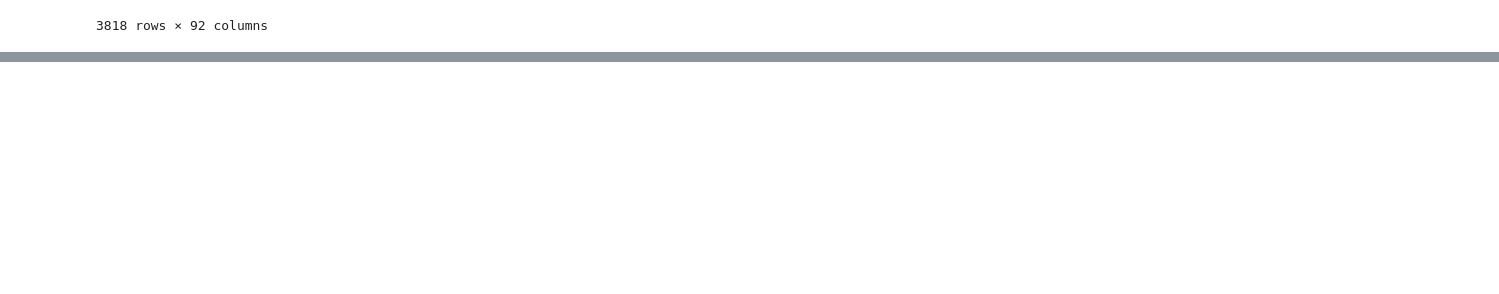
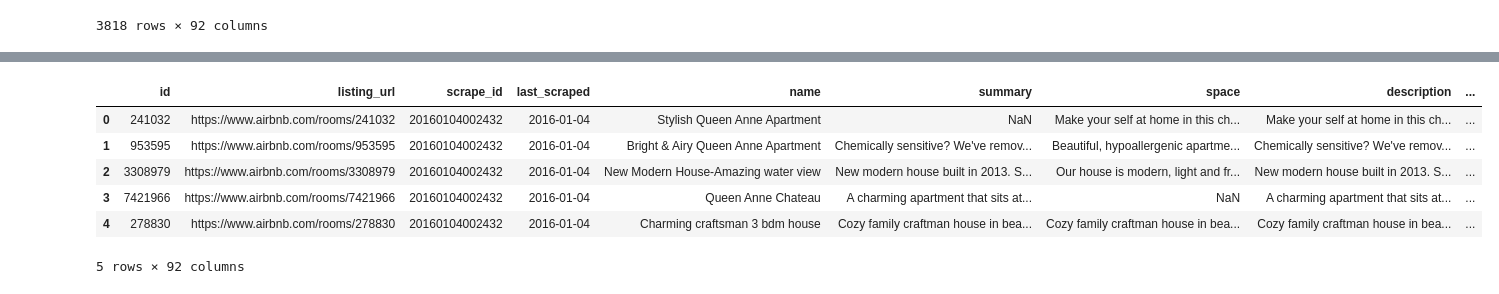
Before and after one commit to KabiraKabira7/Data_Cleaning_In_Python, a Jupyter notebook: Data_Cleaning.ipynb, the cells around one changed output, grey strips where cells are left out. Saved outputs shown, nothing was run; the diff lists cells and outputs as text; code cells hidden in the pictures; blank space fills up the shorter version.

```diff
--- a/Data_Cleaning.ipynb
+++ b/Data_Cleaning.ipynb
@@ -80,3 +80,5 @@ df
 | 3816 | 9604740 | https://www.airbnb.com/rooms/9604740 | 20160104002432 | 2016-01-04 | Amazing View with Modern Comfort! | Cozy studio condo in the heart on... | Fully furnished unit to accommoda... | Cozy studio condo in the heart on... | ... |
 | 3817 | 10208623 | https://www.airbnb.com/rooms/1020... | 20160104002432 | 2016-01-04 | Large Lakefront Apartment | All hardwood floors, fireplace, 6... | NaN | All hardwood floors, fireplace, 6... | ... |
 3818 rows × 92 columns
+# %%
+df = df.drop_duplicates(subset="id")
@@ -82,0 +101,7 @@ df
+# %%
+price_cols = ["price", "cleaning_fee", "extra_people"]
+
+for col in price_cols:
+    if col in df.columns:
+        df[col] = df[col].replace('[\$,]', '', regex=True)
+        df[col] = pd.to_numeric(df[col], errors="coerce")
@@ -82,0 +124,10 @@ df
+# %%
+df.head()
+# %% [output]
+|  | id | listing_url | scrape_id | last_scraped | name | summary | space | description | ... |
+| 0 | 241032 | https://www.airbnb.com/rooms/241032 | 20160104002432 | 2016-01-04 | Stylish Queen Anne Apartment | NaN | Make your self at home in this ch... | Make your self at home in this ch... | ... |
+| 1 | 953595 | https://www.airbnb.com/rooms/953595 | 20160104002432 | 2016-01-04 | Bright & Airy Queen Anne Apartment | Chemically sensitive? We've remov... | Beautiful, hypoallergenic apartme... | Chemically sensitive? We've remov... | ... |
+| 2 | 3308979 | https://www.airbnb.com/rooms/3308979 | 20160104002432 | 2016-01-04 | New Modern House-Amazing water view | New modern house built in 2013. S... | Our house is modern, light and fr... | New modern house built in 2013. S... | ... |
+| 3 | 7421966 | https://www.airbnb.com/rooms/7421966 | 20160104002432 | 2016-01-04 | Queen Anne Chateau | A charming apartment that sits at... | NaN | A charming apartment that sits at... | ... |
+| 4 | 278830 | https://www.airbnb.com/rooms/278830 | 20160104002432 | 2016-01-04 | Charming craftsman 3 bdm house | Cozy family craftman house in bea... | Cozy family craftman house in bea... | Cozy family craftman house in bea... | ... |
+5 rows × 92 columns
```
Also changed, not shown: parts of 2 cells of this notebook.
